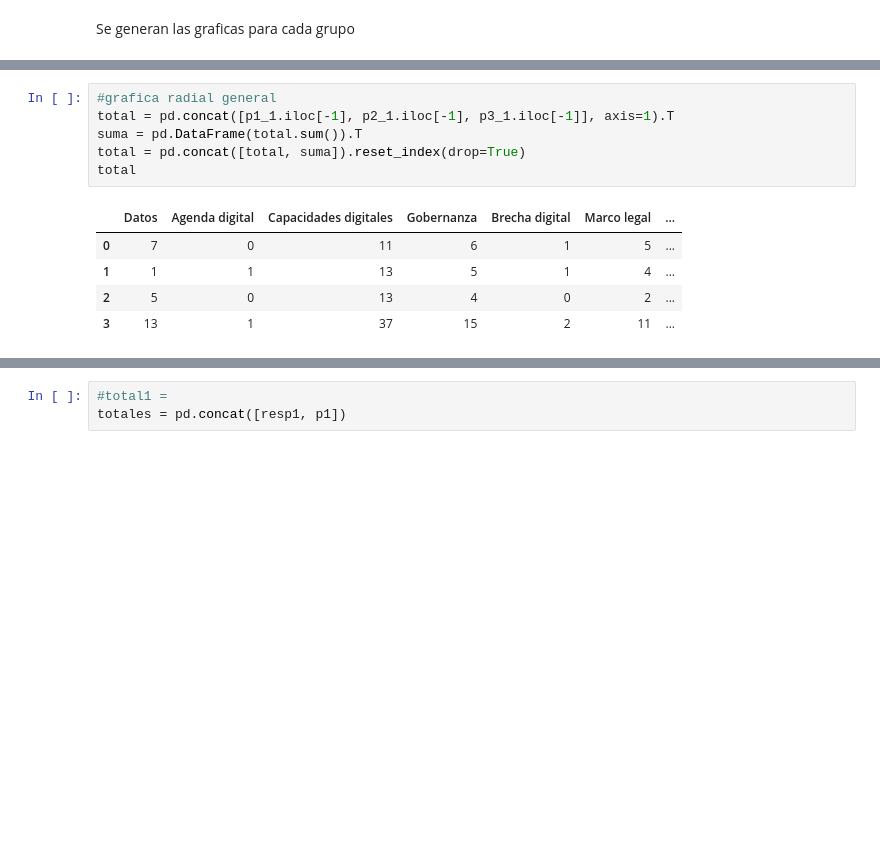
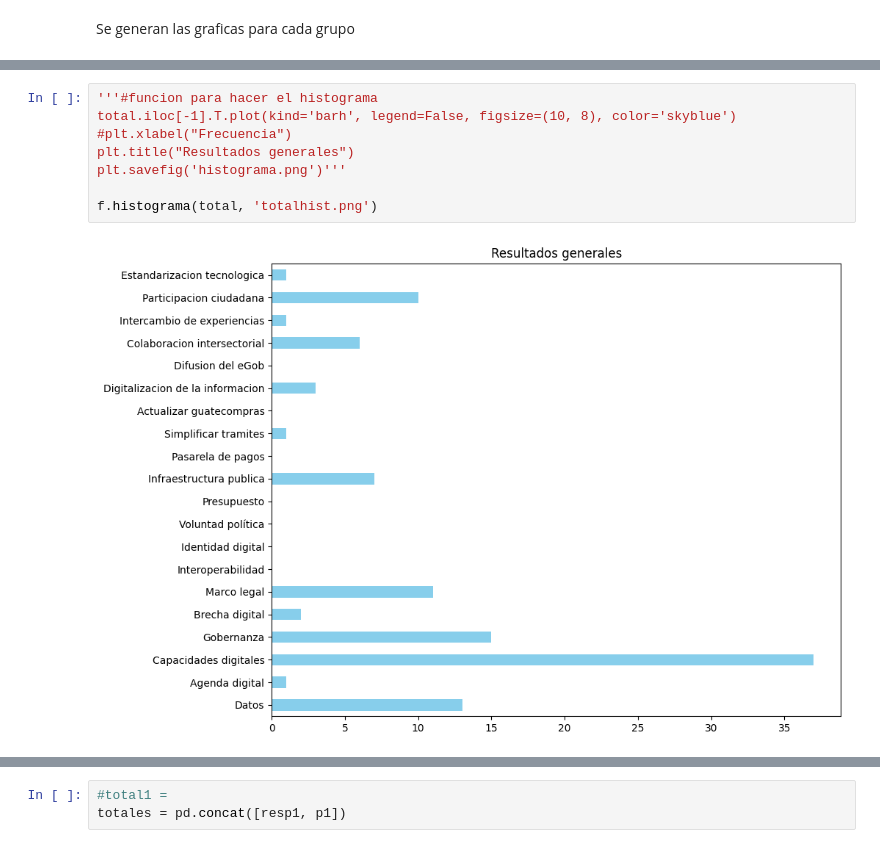
Before and after one commit to ShannonNCM/sistematizacion_test, a Jupyter notebook: sistematizacion.ipynb, the cells around one changed output, grey strips where cells are left out. Drawn from its saved outputs; the diff is of its cells as text; blank space fills up the shorter version.

```diff
--- a/sistematizacion.ipynb
+++ b/sistematizacion.ipynb
@@ -53,13 +58,11 @@ f.graf_rad(p3_1)
-# %%
-#grafica radial general
-total = pd.concat([p1_1.iloc[-1], p2_1.iloc[-1], p3_1.iloc[-1]], axis=1).T
-suma = pd.DataFrame(total.sum()).T
-total = pd.concat([total, suma]).reset_index(drop=True)
-total
-# %% [output]
-|  | Datos | Agenda digital | Capacidades digitales | Gobernanza | Brecha digital | Marco legal | ... |
-| 0 | 7 | 0 | 11 | 6 | 1 | 5 | ... |
-| 1 | 1 | 1 | 13 | 5 | 1 | 4 | ... |
-| 2 | 5 | 0 | 13 | 4 | 0 | 2 | ... |
-| 3 | 13 | 1 | 37 | 15 | 2 | 11 | ... |
+# %%
+'''#funcion para hacer el histograma
+total.iloc[-1].T.plot(kind='barh', legend=False, figsize=(10, 8), color='skyblue')
+#plt.xlabel("Frecuencia")
+plt.title("Resultados generales")
+plt.savefig('histograma.png')'''
+
+f.histograma(total, 'totalhist.png')
+# %% [output]
+[figure, added]
 # %%
```
Also changed, not shown: parts of 6 cells of this notebook, 7 other files.
